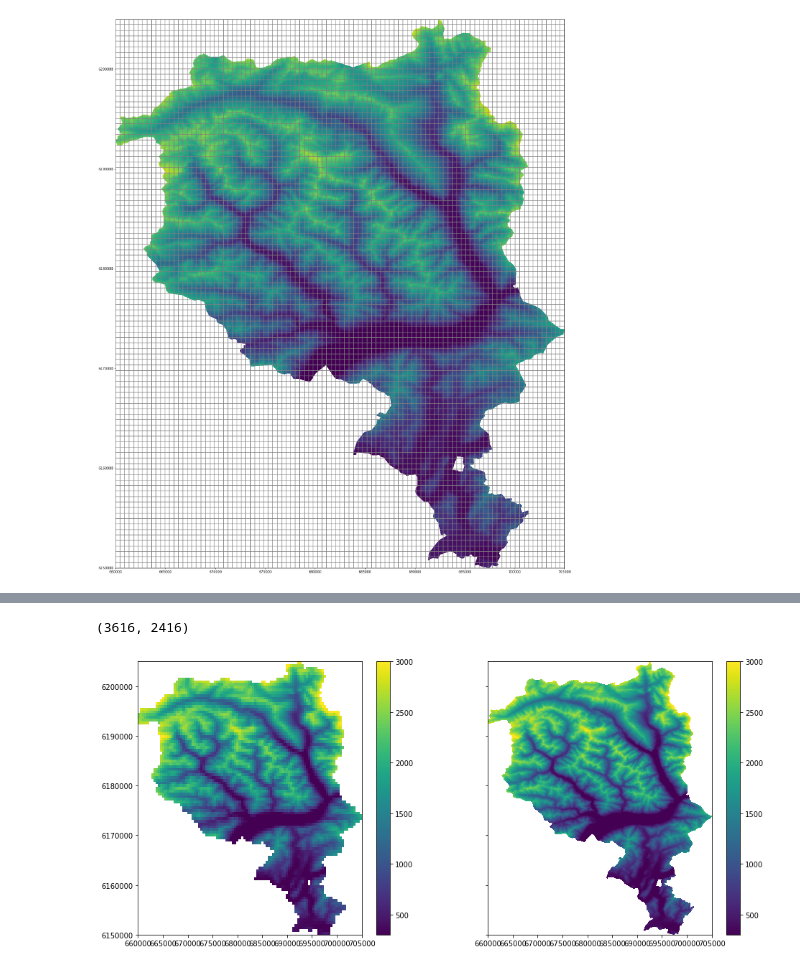
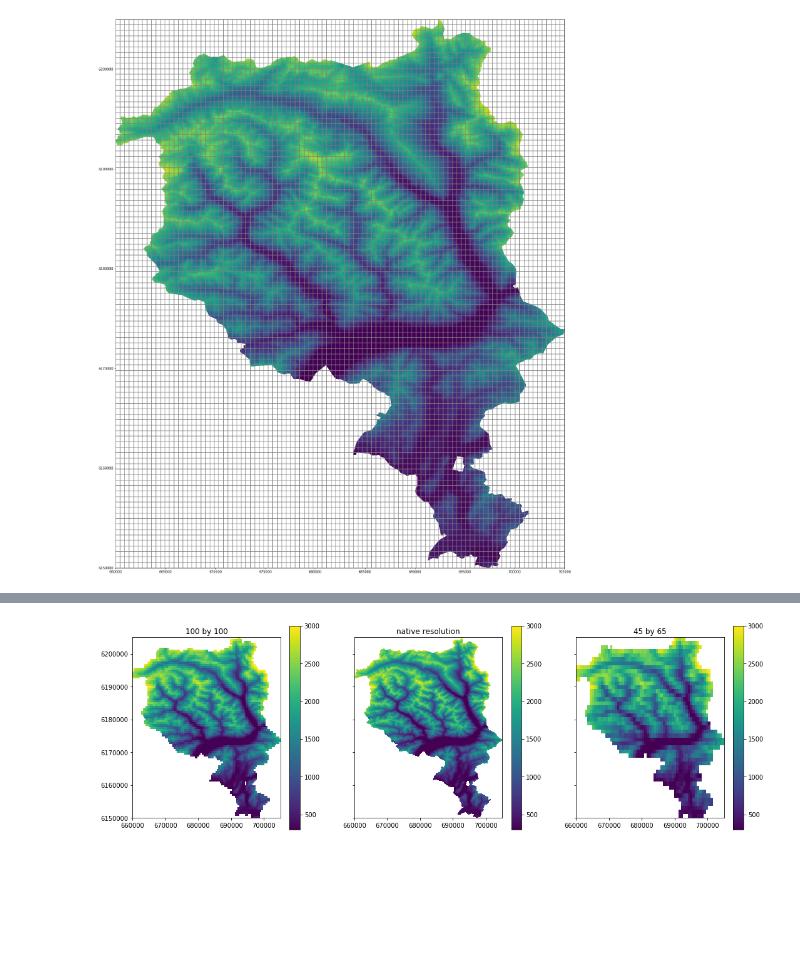
Before and after one commit to LudovicSchorpp/TM_Ludovic_Schorpp, a Jupyter notebook: codes_tests/Modeles2D/DIS_test/MNT_test.ipynb, the cells around one changed output, grey strips where cells are left out. Drawn from its saved outputs; the diff is of its cells as text; code cells hidden in the pictures; blank space fills up the shorter version.

```diff
--- a/codes_tests/Modeles2D/DIS_test/MNT_test.ipynb
+++ b/codes_tests/Modeles2D/DIS_test/MNT_test.ipynb
@@ -88,7 +92,3 @@ def Imreduction (imar, nrow, ncol):
     # create an array of the new image array
     new_imar = np.array(new_imar)
     return new_imar.reshape(nrow,ncol)
-# %%
-imar.shape
-# %% [output]
-(3616, 2416)
@@ -107,12 +95,21 @@ new_imar=np.array(new_imar)
+# %%
+new_imar = Imreduction(imar,nrow,ncol)
 # %%
-fig,ax=plt.subplots(1,2,sharex=True,sharey=True,figsize=(16,7))
+fig,ax=plt.subplots(1,3,sharey=True,figsize=(18,6))
 
 g=ax[0].imshow(new_imar.reshape(nrow,ncol),extent=(x0,x1,y0,y1))
 fig.colorbar(g,ax=ax[0])
+ax[0].set(title=("100 by 100"))
 g.set_clim(300,3000)
 
 h=ax[1].imshow(imar,extent=(x0,x1,y0,y1))
-plt.colorbar(h)
+plt.colorbar(h,ax=ax[1])
+ax[1].set(title=("native resolution"))
 h.set_clim(300,3000)
+
+j = ax[2].imshow(Imreduction(imar,45,65),extent=(x0,x1,y0,y1))
+plt.colorbar(j)
+ax[2].set(title=("45 by 65"))
+j.set_clim(300,3000)
 # %% [output]
-[figure, old version]
+[figure, new version]
```
Also changed, not shown: parts of 15 cells of this notebook.
